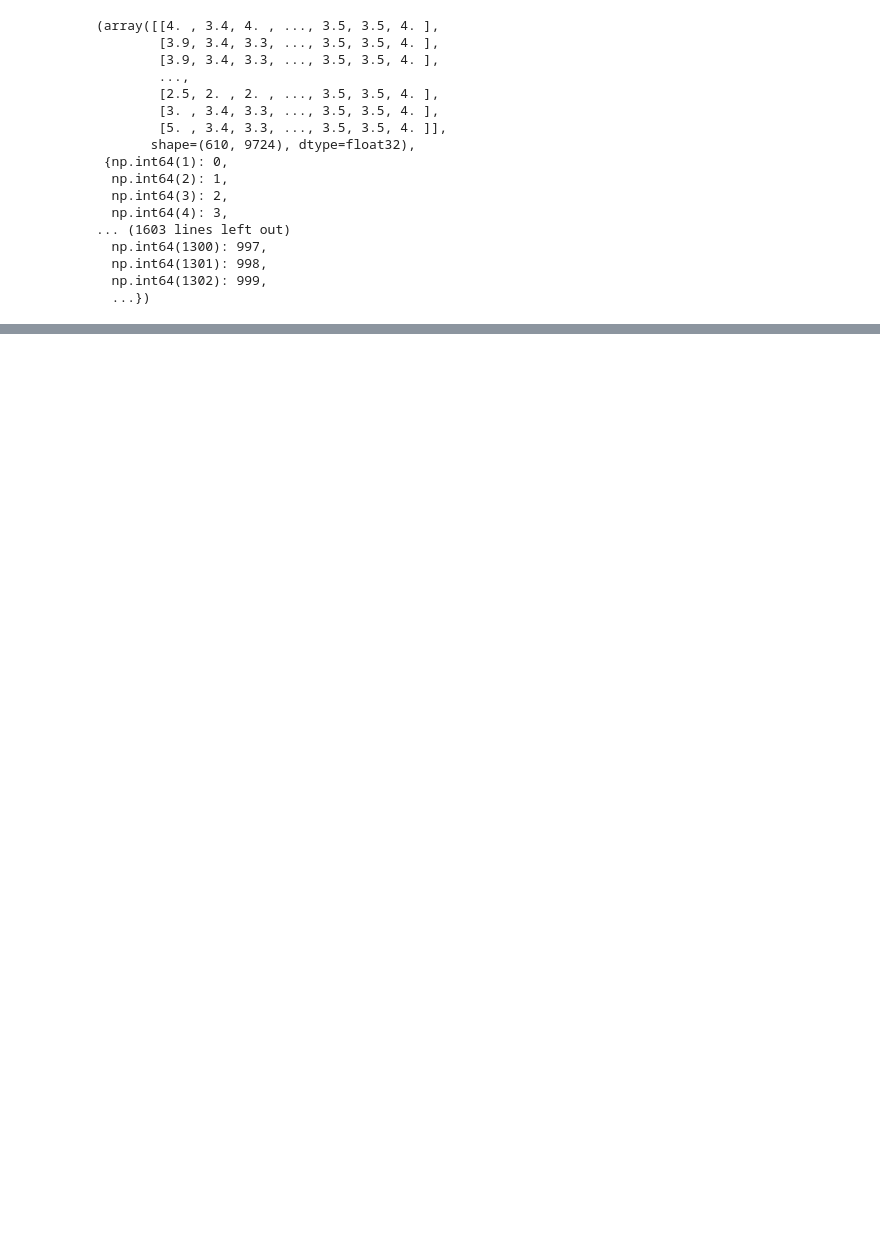
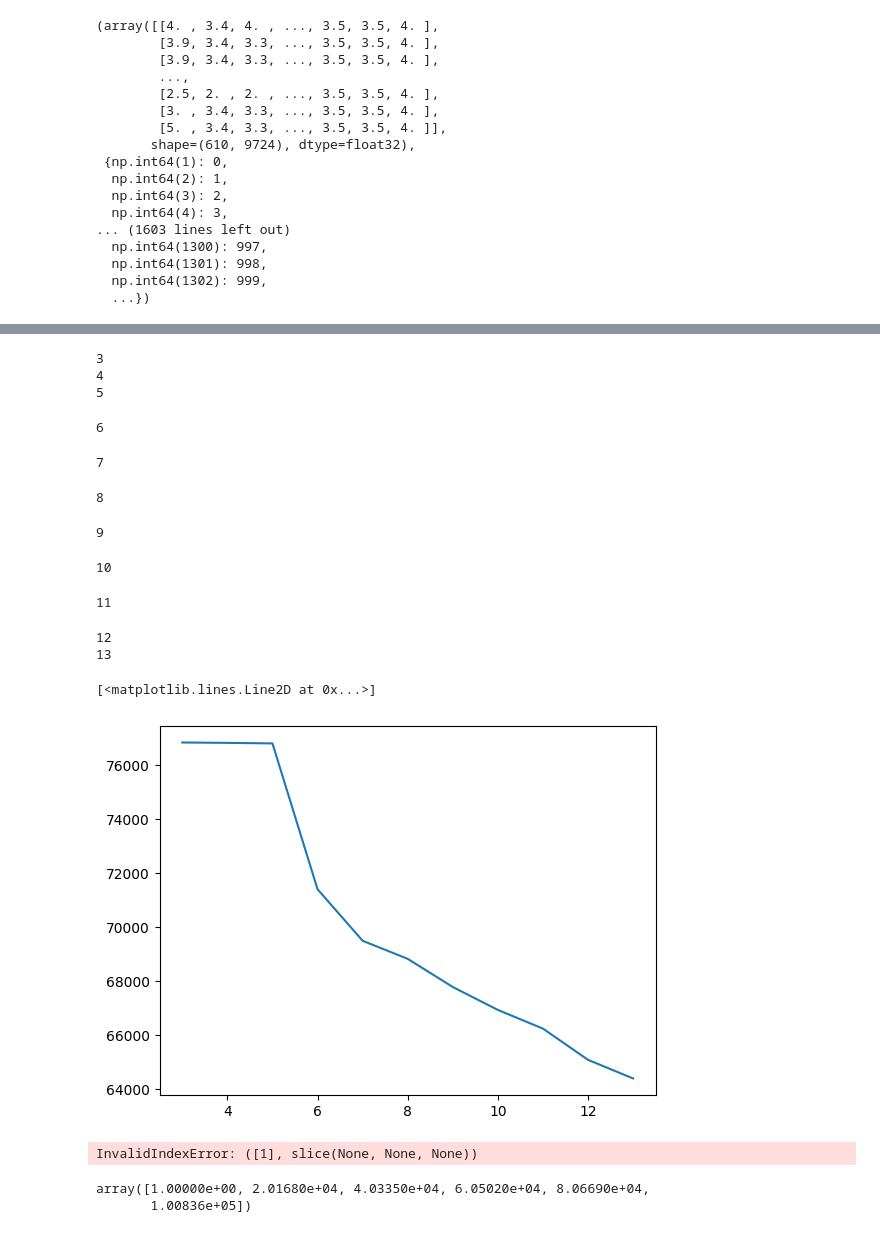
Before and after one commit to JoannaPokora/MoviesRecommendations, a Jupyter notebook: notebooks/proba1.ipynb, the cells around one changed output, grey strips where cells are left out. Cells and saved outputs as stored; diff of their text form; code cells hidden in the pictures; blank space fills up the shorter version.

Commit message:
added tests

```diff
--- a/notebooks/proba1.ipynb
+++ b/notebooks/proba1.ipynb
@@ -87,0 +140,60 @@ build_rating_matrix("C:/Users/Asia/Desktop/mocadr/project/MoviesRecomendation/da
+# %%
+import sys, os
+project_root = r"C:/Users/Asia/Desktop/mocadr/MoviesRecommendations"
+sys.path.insert(0, project_root)
+
+from modules.utils import build_rating_matrix
+import numpy as np
+from sklearn.decomposition import NMF
+import matplotlib.pyplot as plt
+from kneed import KneeLocator, find_shape
+from sklearn.model_selection import KFold
+
+Z, user_map, movie_map = build_rating_matrix("C:/Users/Asia/Desktop/mocadr/MoviesRecommendations/data/ratings.csv")
+
+kf = KFold(n_splits=5, shuffle=True, random_state=42)
+
+n = 3
+Z_approx = 0
+rss = []
+
+
+
+while n <= 13:
+    n_rss = []
+    for train_idx, test_idx in kf.split(df):
+        train = Z.iloc[train_idx]
+        model = NMF(n_components=n, init='random', random_state=0, max_iter=1000)
+        W = model.fit_transform(train)
+        H = model.components_
+        train_approx = np.dot(W, H)
+        test_users = [user_map[i] for i in test_idx]
+        n_rss.append(np.sum((Z.iloc[test_idx] - )**2))
+        print(n)
+        n += 1
+
+plt.plot(range(3, n), mse)
+# %% [output]
+3
+4
+5
+6
+7
+8
+9
+10
+11
+12
+13
+[<matplotlib.lines.Line2D at 0x...>]
+[figure, added]
+# %%
+data[[1],:]
+# %% [output]
+InvalidIndexError: ([1], slice(None, None, None))
+# %%
+import numpy as np
+np.linspace(1, len(data), 6)
+# %% [output]
+array([1.00000e+00, 2.01680e+04, 4.03350e+04, 6.05020e+04, 8.06690e+04,
+       1.00836e+05])
```
Also changed, not shown: parts of 10 cells of this notebook.
